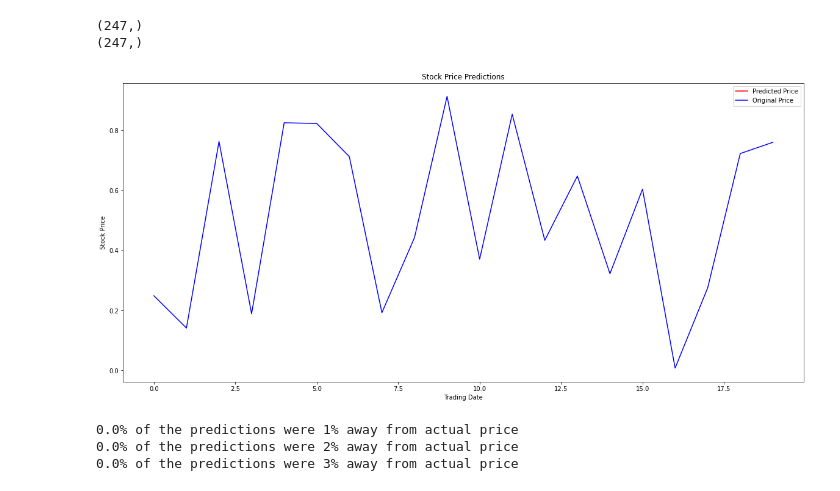
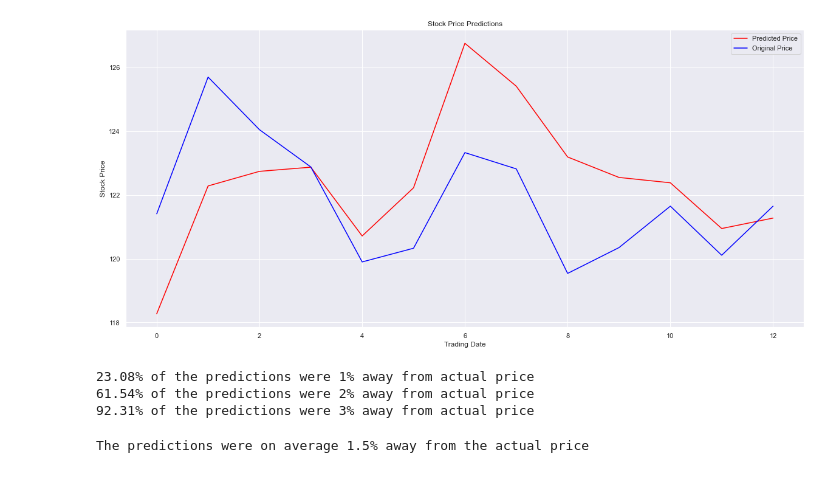
Before and after one commit to Yu821/stock_price_prediction, a Jupyter notebook: models/LSTM_Model.ipynb, the cells around one changed output. Saved outputs shown, nothing was run; the diff lists cells and outputs as text; code cells hidden in the pictures.

```diff
--- a/models/LSTM_Model.ipynb
+++ b/models/LSTM_Model.ipynb
@@ -142,9 +286,10 @@ from sklearn.preprocessing import StandardScaler, MinMaxScaler
 #sc = StandardScaler()
 sc = MinMaxScaler()
 
-DataScaler = sc.fit(technical)
-transformed = DataScaler.transform(technical)
+DataScaler_X = sc.fit(X)
+transformed_X = DataScaler_X.transform(X)
+X = pd.DataFrame(transformed_X, columns = X.columns)
 
-transformed = pd.DataFrame(transformed, columns = technical.columns)
-
-transformed.head()
+DataScaler_Y = sc.fit(Y)
+transformed_Y = DataScaler_Y.transform(Y)
+Y = pd.DataFrame(transformed_Y, columns = Y.columns)
@@ -159,6 +296,3 @@ transformed.head()
-# %%
-Y = transformed[['open']]
-X = transformed.drop(['open'], axis = 1)
 # %%
 Y = Y.to_numpy()
 X = X.to_numpy()
@@ -173,7 +307,7 @@ y_samples_1 = list()
 
 NumerOfRows = X.shape[0]
 
-TimeSteps = 5  # next day's Price Prediction is based on last how many past day's prices
+TimeSteps = 4 # next day's Price Prediction is based on last how many past day's prices
 FutureTimeSteps = 1 # How many days in future you want to predict the prices
 
 # Iterate thru the values to create combinations
@@ -207,3 +337,12 @@ X_train_1, X_test_1, y_train_1, y_test_1 = train_test_split(X_data_1, y_data_1)
+# %%
+from sklearn.model_selection import train_test_split
+
+X_train_1 = X_data_1[:int(X_data_1.shape[0]*0.99)]
+X_test_1 = X_data_1[int(X_data_1.shape[0]*0.99):]
+y_train_1 =  y_data_1[:int( y_data_1.shape[0]*0.99)]
+y_test_1 =  y_data_1[int( y_data_1.shape[0]*0.99):]
+
+#X_train_1, X_test_1, y_train_1, y_test_1 = train_test_split(X_data_1, y_data_1)
 # %%
 # Importing the Keras libraries and packages
 from keras.models import Sequential
@@ -272,47 +458,38 @@ Epoch 100/100
 # %%
 
 # Generating predictions on full data
-TrainPredictions = regressor.predict(X_train_1)
-TestPredictions = regressor.predict(X_test_1)
-
-
-FullDataPredictions = np.append(TrainPredictions, TestPredictions)
-FullDataOrig = np.append(y_train_1, y_test_1)
-#print(data['date'].iloc[TimeSteps+1:])
-print(FullDataPredictions.shape)
-print(FullDataOrig.shape)
+TestPredictions=DataScaler_Y.inverse_transform(regressor.predict(X_test_1))
+Y_Test = DataScaler_Y.inverse_transform(y_test_1)
 
 # plotting the full data
-plt.plot(FullDataPredictions[20:40], color = 'red', label = 'Predicted Price')
-plt.plot(FullDataOrig[20:40] , color = 'blue', label = 'Original Price')
-
+plt.plot(TestPredictions, color = 'red', label = 'Predicted Price')
+plt.plot(Y_Test , color = 'blue', label = 'Original Price')
 
 plt.title('Stock Price Predictions')
 plt.xlabel('Trading Date')
 plt.ylabel('Stock Price')
 plt.legend()
 fig=plt.gcf()
 fig.set_figwidth(20)
 fig.set_figheight(9)
 plt.show()
 # %% [output]
-(247,)
-(247,)
-[figure, old version]
+[figure, new version]
 # %%
-y_pred = regressor.predict(X_test_1)
+y_pred = DataScaler_Y.inverse_transform(regressor.predict(X_test_1))
+Y_Test = DataScaler_Y.inverse_transform(y_test_1)
 
 percentages = [1,2,3]
 
-total = len(y_test_1)
+total = len(Y_Test)
 
 for percent in percentages:
 
     correct = 0
 
-    for i in range(len(y_test_1)):
-        upper = y_test_1[i] + (( percent / 100) * y_test_1[i] )
-        lower = y_test_1[i] - (( percent / 100) * y_test_1[i] )
+    for i in range(len(Y_Test)):
+        upper = Y_Test[i] + (( percent / 100) * Y_Test[i] )
+        lower = Y_Test[i] - (( percent / 100) * Y_Test[i] )
         if y_pred[i] < upper and y_pred[i] > lower:
             correct = correct + 1
         else:
@@ -320,6 +497,19 @@ for percent in percentages:
 
     print("{}% of the predictions were {}% away from actual price".format(round((correct/total)*100,2),percent))
 # %% [output]
-0.0% of the predictions were 1% away from actual price
-0.0% of the predictions were 2% away from actual price
-0.0% of the predictions were 3% away from actual price
+23.08% of the predictions were 1% away from actual price
+61.54% of the predictions were 2% away from actual price
+92.31% of the predictions were 3% away from actual price
+# %%
+total = 0
+
+for i in range(len(Y_Test)):
+    if Y_Test[i] == 0:
+        pass
+    else:
+        away = abs((Y_Test[i] - y_pred[i]) / Y_Test[i])
+    total = total + away
+
+print("The predictions were on average {}% away from the actual price".format(round((total/len(y_test_1)*100)[0],2)))
+# %% [output]
+The predictions were on average 1.5% away from the actual price
```
Also changed, not shown: parts of 34 cells of this notebook.
